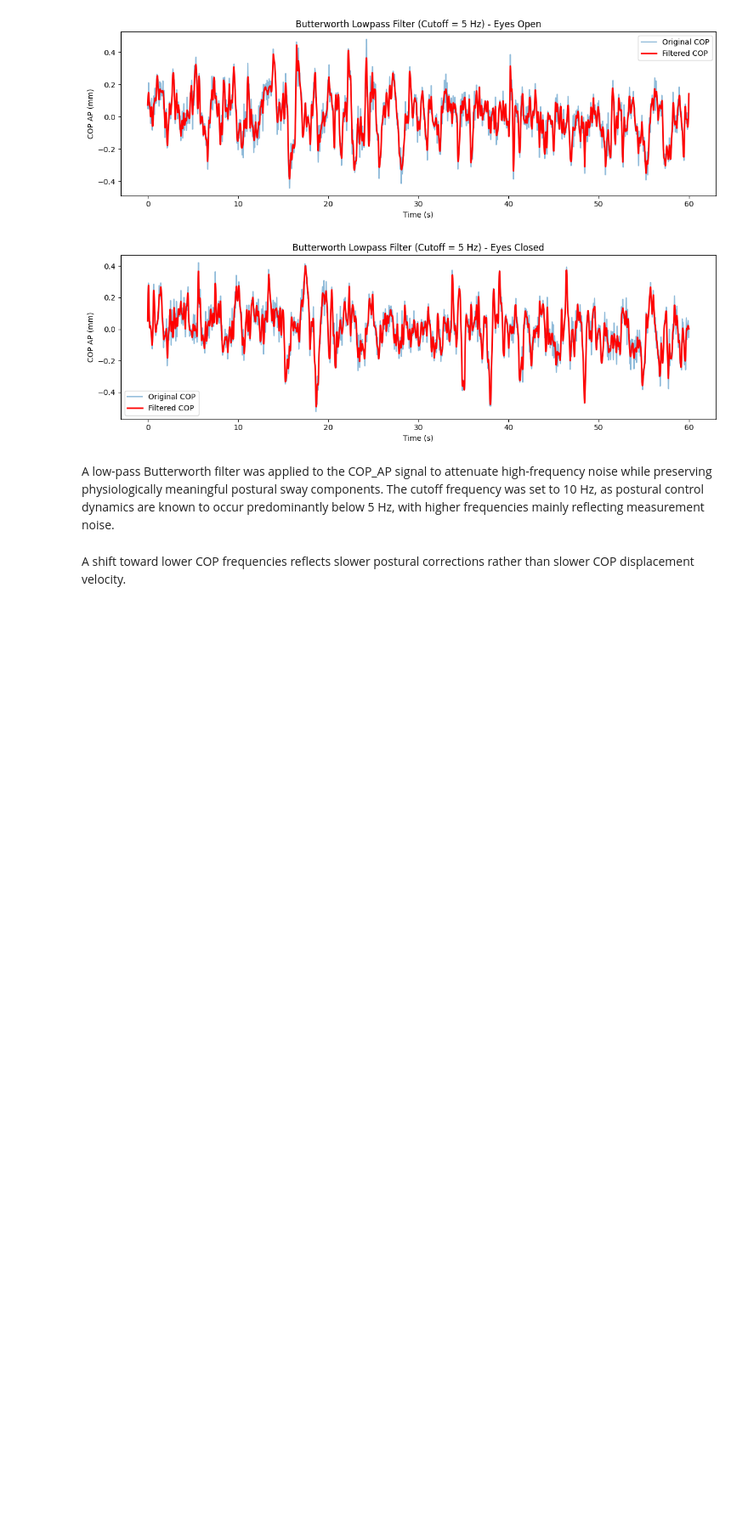
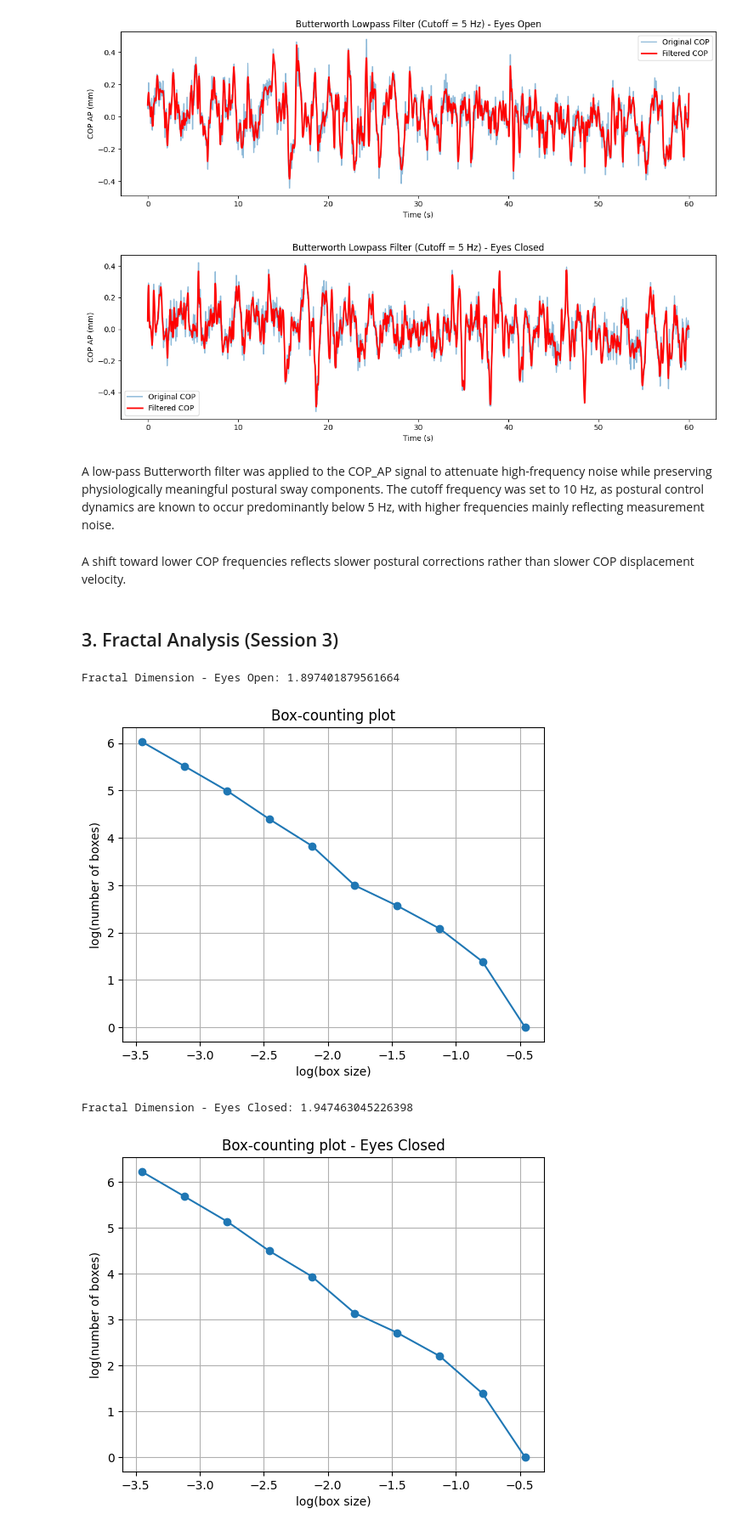
Before and after one commit to TheoLec-student/Time-Series-Analysis-of-Physiological-and-Human-Movement-Data, a Jupyter notebook: main.ipynb, the cells around one changed output. Shown at 85% size. Saved outputs shown, nothing was run; the diff lists cells and outputs as text; code cells hidden in the pictures; blank space fills up the shorter version.

Commit message:
session 3

```diff
--- a/main.ipynb
+++ b/main.ipynb
@@ -58,6 +58,7 @@ fs_open = record1.fs
 print (f"Sampling frequency: {fs_open} Hz")
 
 cop_y_open = record1.p_signal[:, 1]  # COP_Y
+cop_x_open = record1.p_signal[:, 0]  # COP_X
 time_open = np.arange(len(cop_y_open)) / fs_open
 plt.figure(figsize=(12,4))
 plt.plot(time_open, cop_y_open, linewidth=1)
@@ -82,6 +83,7 @@ plt.show()
 fs_close = record2.fs
 print (f"Sampling frequency: {fs_close} Hz")
 cop_y_close = record2.p_signal[:, 1]  # COP_Y
+cop_x_close = record2.p_signal[:, 0]  # COP_X
 time_close = np.arange(len(cop_y_close)) / fs_close
 plt.figure(figsize=(12,4))
 plt.plot(time_close, cop_y_close, linewidth=1)
@@ -484,3 +486,57 @@ plt.show()
 A low-pass Butterworth filter was applied to the COP_AP signal to attenuate high-frequency noise while preserving physiologically meaningful postural sway components. The cutoff frequency was set to 10 Hz, as postural control dynamics are known to occur predominantly below 5 Hz, with higher frequencies mainly reflecting measurement noise.
 # %% [markdown]
 A shift toward lower COP frequencies reflects slower postural corrections rather than slower COP displacement velocity.
+# %% [markdown]
+## 3. Fractal Analysis (Session 3)
+# %%
+#Compute the fractal dimension using box-counting method
+x = cop_y_open
+y = cop_x_open
+
+x_open = (x - x.min()) / (x.max() - x.min())
+y_open = (y - y.min()) / (y.max() - y.min())
+
+epsilons = np.logspace(-1.5, -0.2, 10)
+
+
+def box_count(x, y, eps):
+    bins = int(1 / eps)
+    H, _, _ = np.histogram2d(x, y, bins=bins)
+    return np.sum(H > 0)
+
+Ns_open = [box_count(x_open, y_open, eps) for eps in epsilons]
+
+coeffs = np.polyfit(np.log(epsilons), np.log(Ns_open), 1)
+fractal_dimension = -coeffs[0]
+
+print("Fractal Dimension - Eyes Open:", fractal_dimension)
+
+plt.plot(np.log(epsilons), np.log(Ns_open), 'o-')
+plt.xlabel('log(box size)')
+plt.ylabel('log(number of boxes)')
+plt.title('Box-counting plot')
+plt.grid()
+plt.show()
+
+#Eyes Closed
+x = cop_y_close
+y = cop_x_close
+x_close = (x - x.min()) / (x.max() - x.min())
+y_close = (y - y.min()) / (y.max() - y.min())
+
+Ns_close = [box_count(x_close, y_close, eps) for eps in epsilons]
+coeffs = np.polyfit(np.log(epsilons), np.log(Ns_close), 1)
+fractal_dimension_close = -coeffs[0]
+print("Fractal Dimension - Eyes Closed:", fractal_dimension_close)
+
+plt.plot(np.log(epsilons), np.log(Ns_close), 'o-')
+plt.xlabel('log(box size)')
+plt.ylabel('log(number of boxes)')
+plt.title('Box-counting plot - Eyes Closed')
+plt.grid()
+plt.show()
+# %% [output]
+Fractal Dimension - Eyes Open: 1.897401879561664
+[figure, added]
+Fractal Dimension - Eyes Closed: 1.947463045226398
+[figure, added]
```
Also changed, not shown: parts of 2 cells of this notebook.
